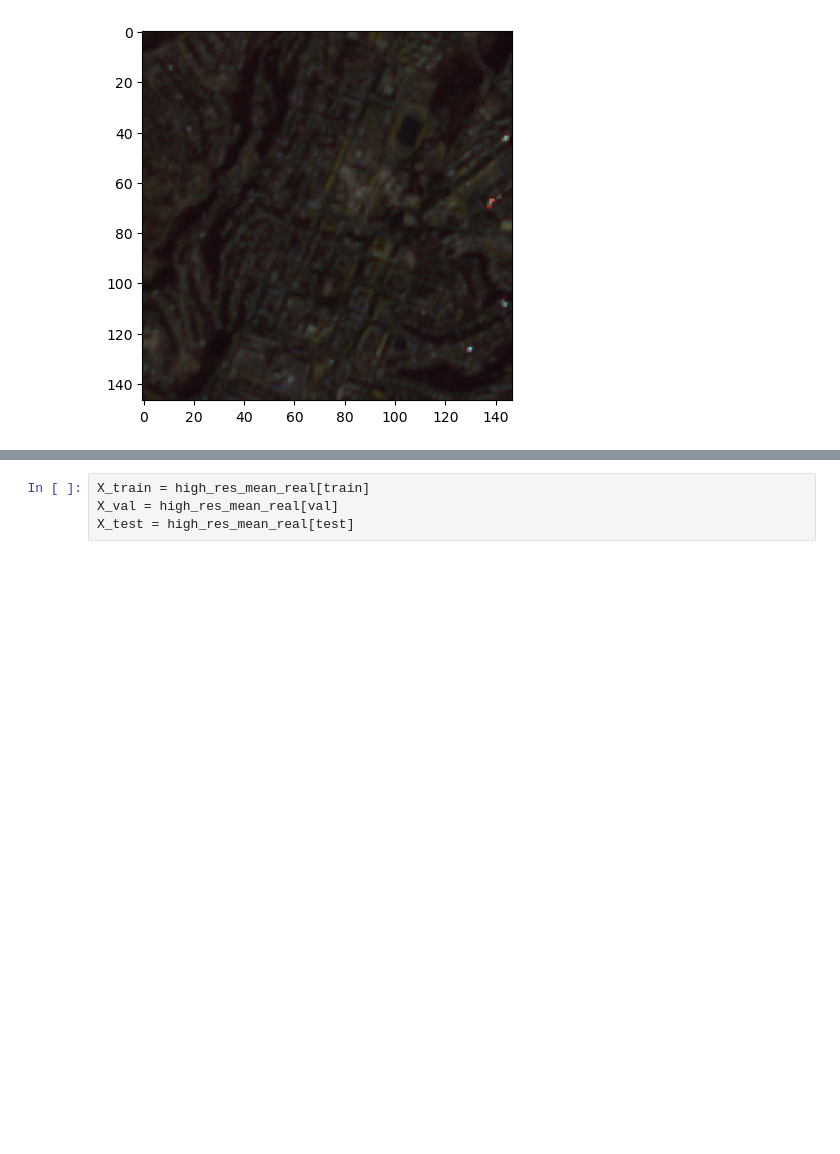
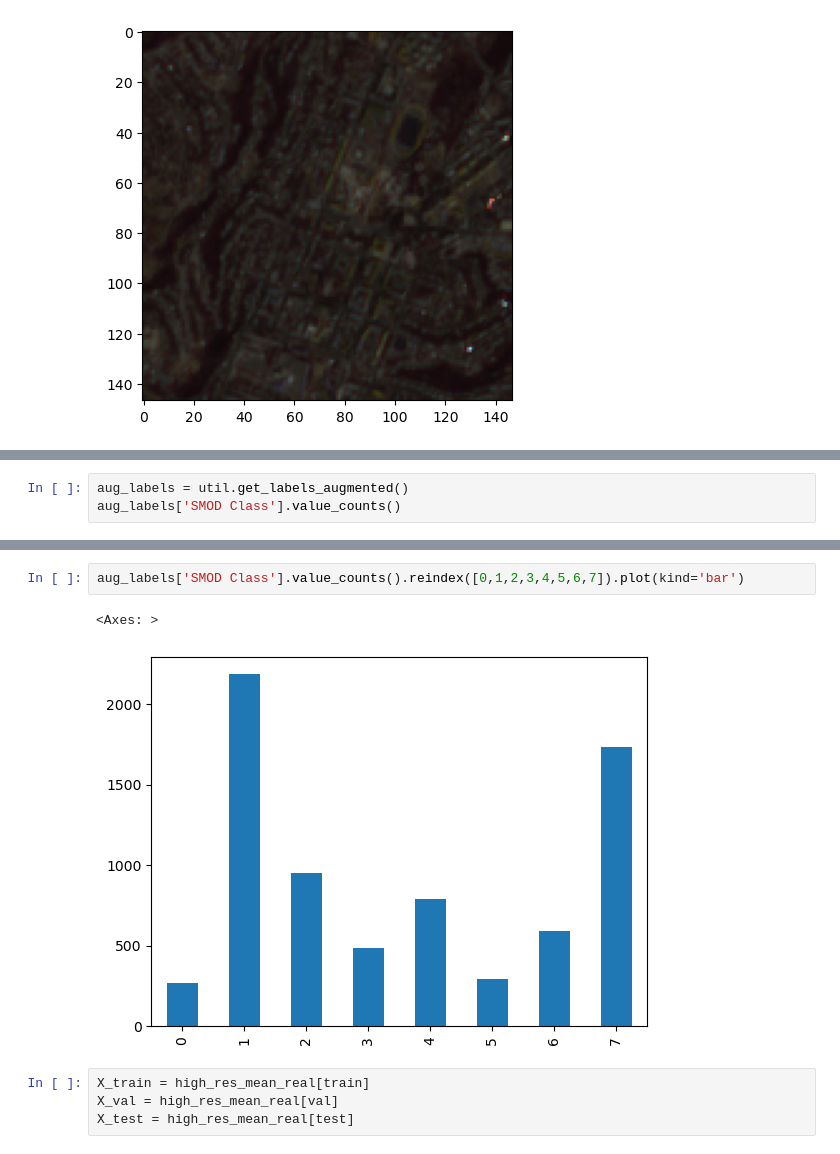
Before and after one commit to AbhishekVangipuram/CS229FinalProj, a Jupyter notebook: exploration.ipynb, the cells around one changed output, grey strips where cells are left out. Drawn from its saved outputs; the diff is of its cells as text; blank space fills up the shorter version.

```diff
--- a/exploration.ipynb
+++ b/exploration.ipynb
@@ -133,0 +178,3 @@ plt.imshow(low_res[100])
+# %%
+aug_labels = util.get_labels_augmented()
+aug_labels['SMOD Class'].value_counts()
@@ -134,3 +191,8 @@ plt.imshow(low_res[100])
+# %%
+aug_labels['SMOD Class'].value_counts().reindex([0,1,2,3,4,5,6,7]).plot(kind='bar')
+# %% [output]
+<Axes: >
+[figure, added]
 # %%
 X_train = high_res_mean_real[train]
 X_val = high_res_mean_real[val]
```
Also changed, not shown: parts of 10 cells of this notebook, 2 other files.
